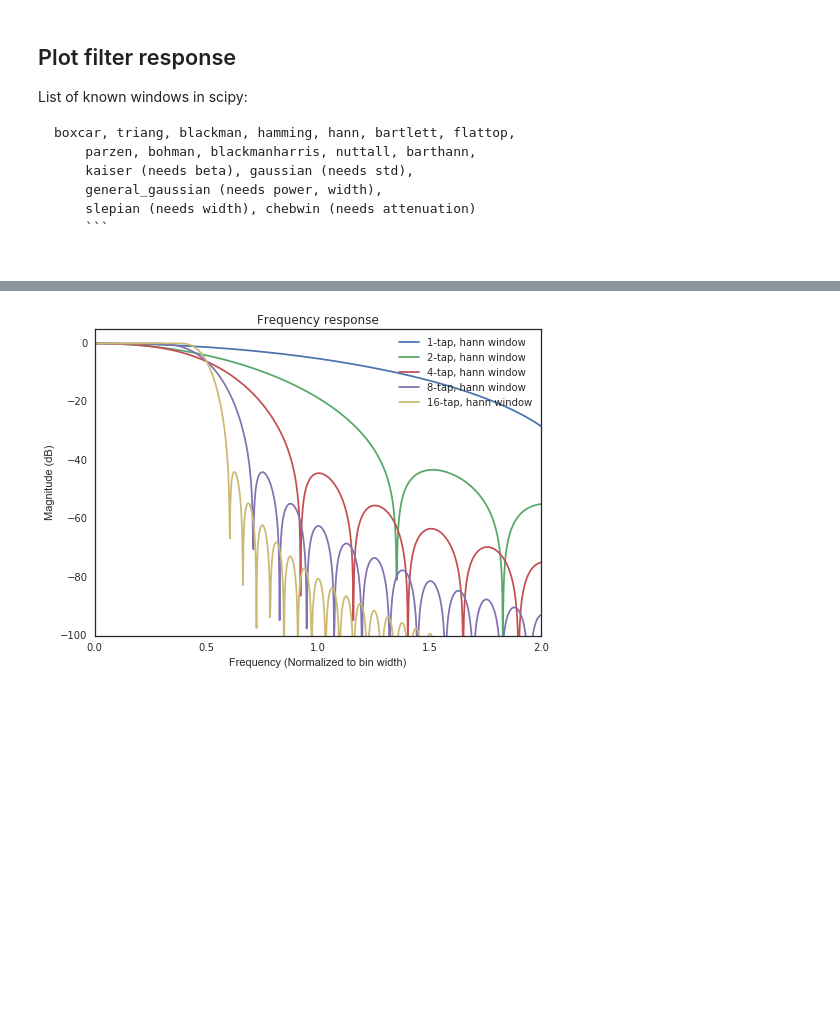
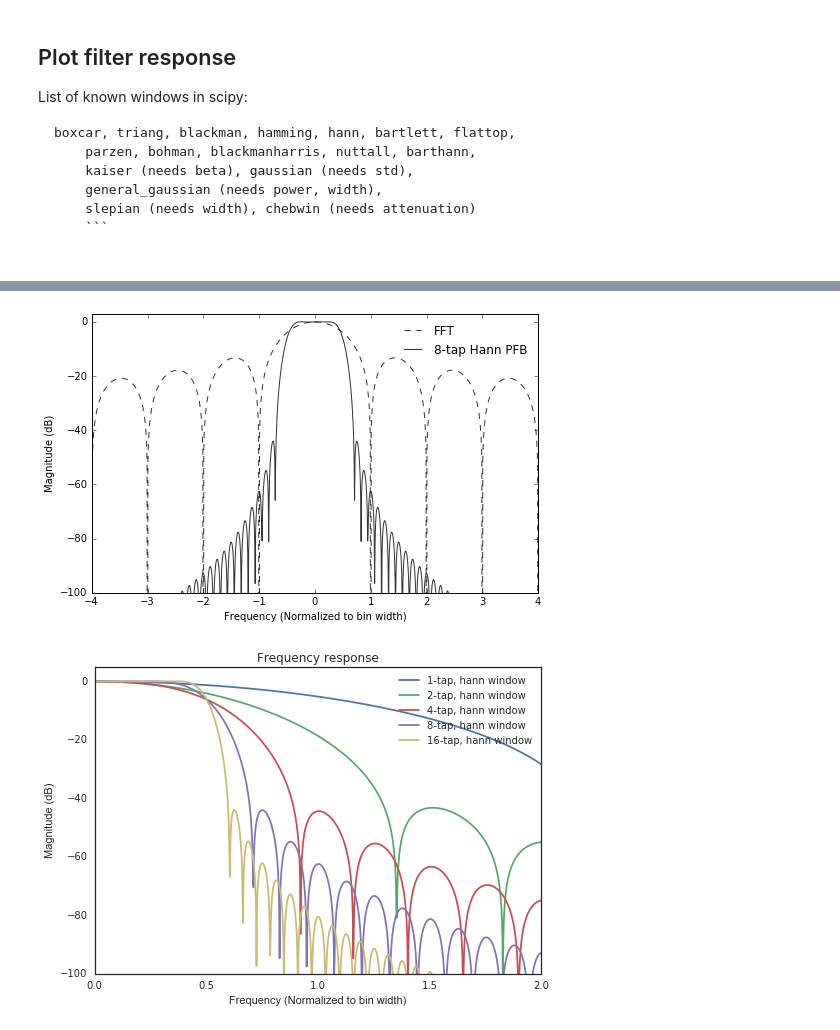
Before and after one commit to jack-h/specbook, a Jupyter notebook: scripts/pfb/pfb_check.py.ipynb, the cells around one changed output, grey strips where cells are left out. Drawn from its saved outputs; the diff is of its cells as text; code cells hidden in the pictures; blank space fills up the shorter version.

```diff
--- a/scripts/pfb/pfb_check.py.ipynb
+++ b/scripts/pfb/pfb_check.py.ipynb
@@ -79,3 +68,53 @@ plt.show()
+# %%
+def plot_pfb_fir(n_chan=32, n_tap=4, window="hamming", **kwargs):
+    # Generate filter coefficients
+    f_cutoff = 1.0 / n_chan
+    lpf = firwin(n_chan * n_tap, cutoff=f_cutoff, window=window)
+
+    # Compute frequency response
+    w, h = freqz(lpf, a=1, worN=8192)
+    h_dB = 20 * np.log10 (abs(h))
+
+    #plot data
+    label = '%i-tap, %s window' % (n_tap, window)
+    plt.plot(w/max(w) * n_chan/2, h_dB, **kwargs)
+    wmax = np.max(w/max(w) * n_chan/2)
+    rev = h_dB[::-1]
+    kwargs.pop('label')
+    plt.plot(w/max(w) * n_chan/2-wmax, rev,  **kwargs)
+
+def plot_fft_fir(n_chan=32, n_tap=4, window="hamming", **kwargs):
+    # Generate filter coefficients
+    f_cutoff = 1.0 / n_chan
+    lpf = firwin(n_chan * n_tap, cutoff=f_cutoff, window=window)
+    lpf = np.ones_like(lpf) / len(lpf)
+    # Compute frequency response
+    w, h = freqz(lpf, a=1, worN=8192)
+    h_dB = 20 * np.log10 (abs(h))
+
+    #plot data
+    label = '%i-tap, %s window' % (n_tap, window)
+    plt.plot(w/max(w) * n_chan/2, h_dB, **kwargs)
+    wmax = np.max(w/max(w) * n_chan/2)
+    rev = h_dB[::-1]
+    kwargs.pop('label')
+    plt.plot(w/max(w) * n_chan/2-wmax, rev,  **kwargs)
+
+
+plt.figure(figsize=(8, 5))
+plot_fft_fir(n_chan=128, n_tap=1, window="boxcar",
+             label='FFT', ls='--', c='#333333')
+plot_pfb_fir(n_chan=128, n_tap=8, window="hann",
+             label='8-tap Hann PFB', ls='-', c='#333333')
+plt.xlim(-4, 4)
+plt.ylim(-100, 3)
+plt.legend(frameon=False)
+plt.ylabel('Magnitude (dB)')
+plt.xlabel(r'Frequency (Normalized to bin width)')
+plt.savefig("rectangular.pdf")
+plt.show()
+# %% [output]
+[figure, added]
 # %%
 plot_pfb_fir(n_chan=32, n_tap=1,  window="hann")
 plot_pfb_fir(n_chan=32, n_tap=2,  window="hann")
```
Also changed, not shown: parts of 3 cells of this notebook, 6 other files.
